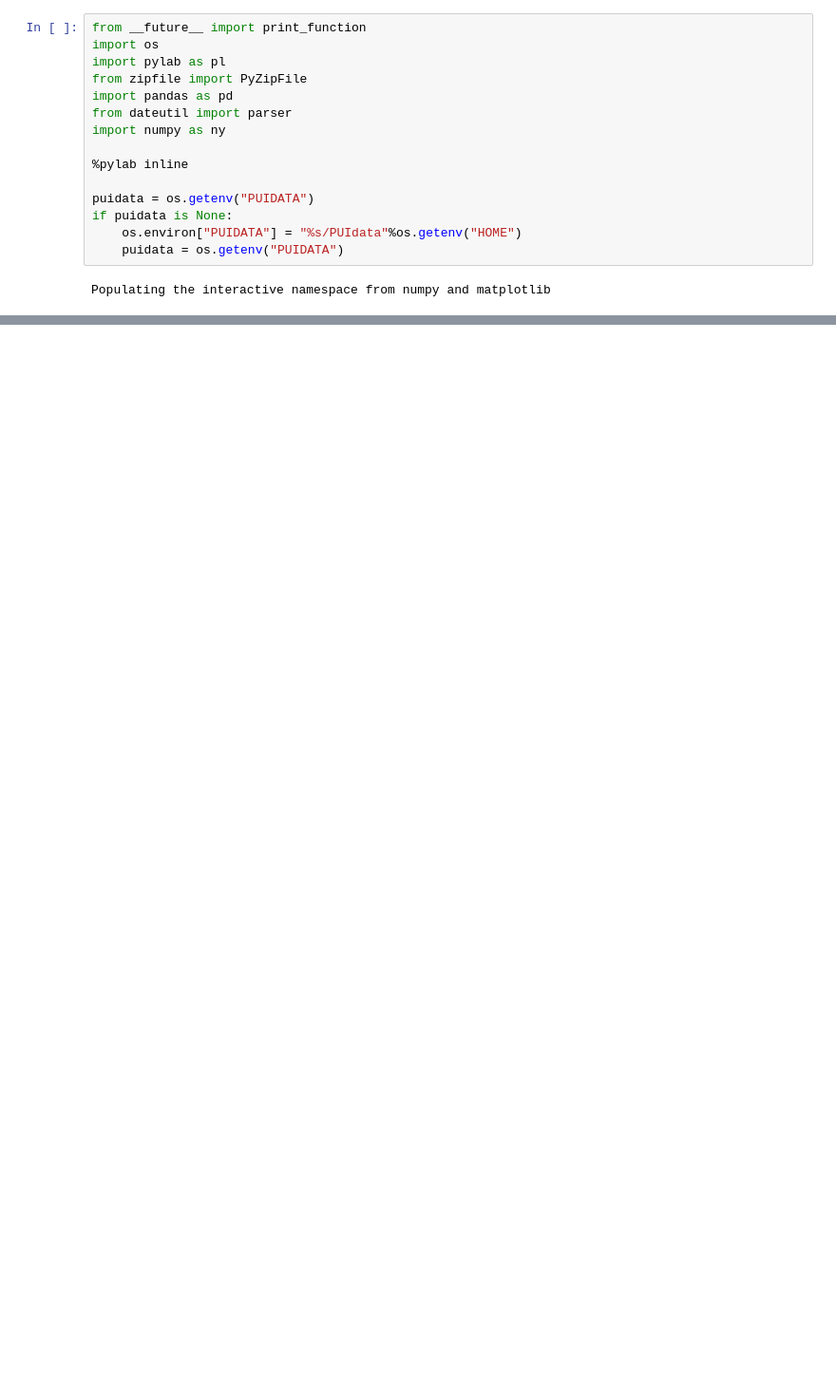
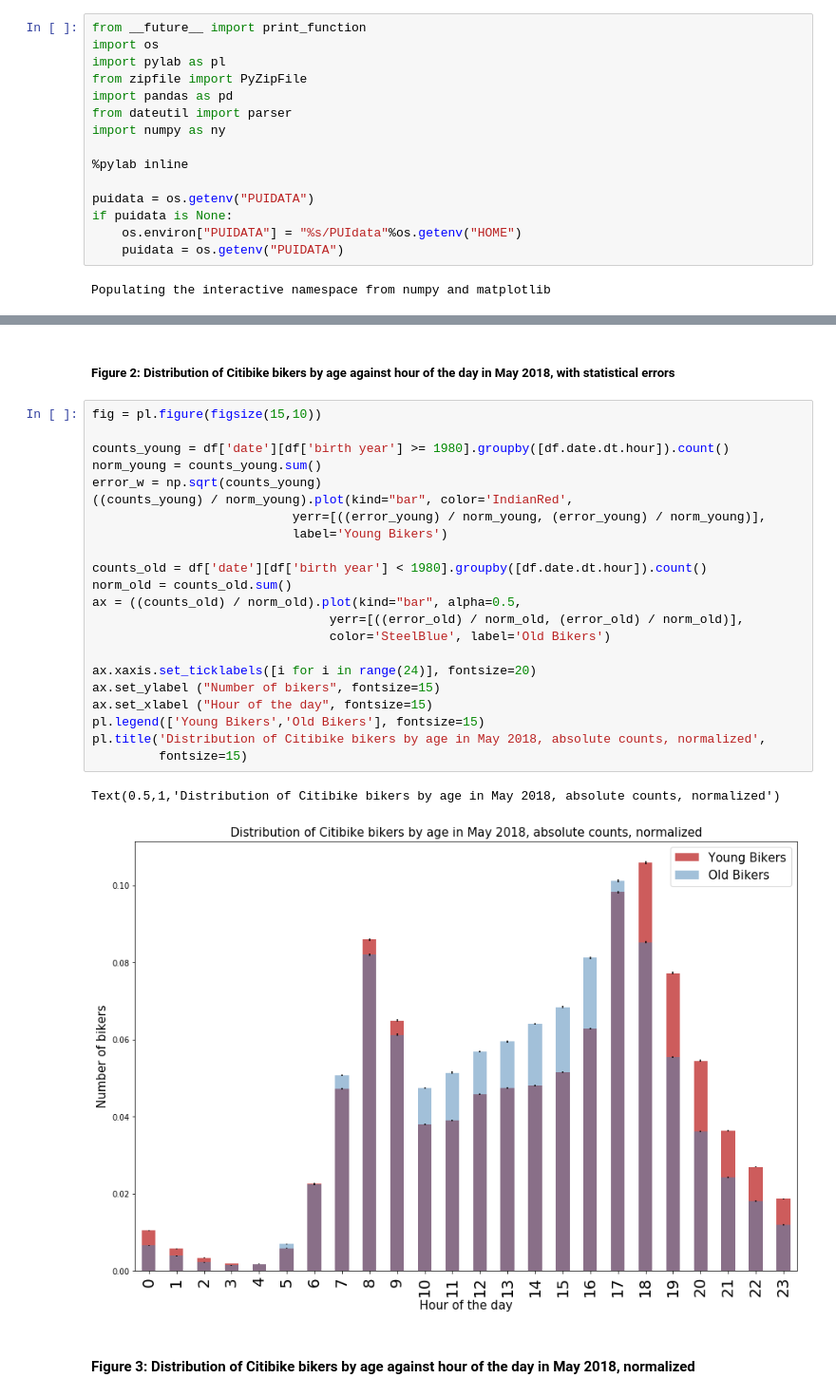
Before and after one commit to effyfan/PUI2018_yf1150, a Jupyter notebook: HW4_yf1150/HW4_2_yf1150.ipynb, the cells around one changed output, grey strips where cells are left out. Shown at 95% size. Cells and saved outputs as stored; diff of their text form; blank space fills up the shorter version.

```diff
--- a/HW4_yf1150/HW4_2_yf1150.ipynb
+++ b/HW4_yf1150/HW4_2_yf1150.ipynb
@@ -272,0 +146,29 @@ overlapped_bar(df, show=False)
+# %% [markdown]
+##### Figure 2: Distribution of Citibike bikers by age against hour of the day in May 2018, with statistical errors
+# %%
+fig = pl.figure(figsize(15,10))
+
+counts_young = df['date'][df['birth year'] >= 1980].groupby([df.date.dt.hour]).count()
+norm_young = counts_young.sum()
+error_w = np.sqrt(counts_young)
+((counts_young) / norm_young).plot(kind="bar", color='IndianRed',
+                           yerr=[((error_young) / norm_young, (error_young) / norm_young)],
+                           label='Young Bikers')
+
+counts_old = df['date'][df['birth year'] < 1980].groupby([df.date.dt.hour]).count()
+norm_old = counts_old.sum()
+ax = ((counts_old) / norm_old).plot(kind="bar", alpha=0.5,
+                                yerr=[((error_old) / norm_old, (error_old) / norm_old)],
+                                color='SteelBlue', label='Old Bikers')
+
+ax.xaxis.set_ticklabels([i for i in range(24)], fontsize=20)
+ax.set_ylabel ("Number of bikers", fontsize=15)
+ax.set_xlabel ("Hour of the day", fontsize=15)
+pl.legend(['Young Bikers','Old Bikers'], fontsize=15)
+pl.title('Distribution of Citibike bikers by age in May 2018, absolute counts, normalized',
+         fontsize=15)
+# %% [output]
+Text(0.5,1,'Distribution of Citibike bikers by age in May 2018, absolute counts, normalized')
+[figure, added]
+# %% [markdown]
+#### Figure 3: Distribution of Citibike bikers by age against hour of the day in May 2018, normalized
```
Also changed, not shown: parts of 52 cells of this notebook.
